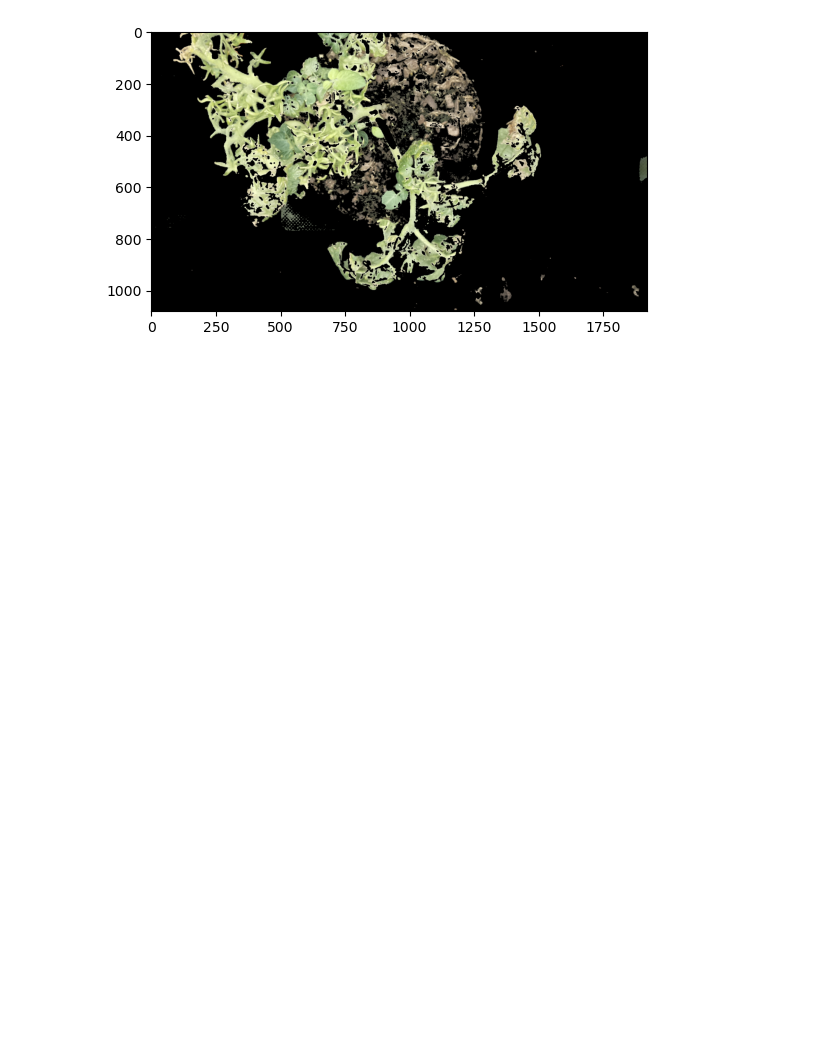
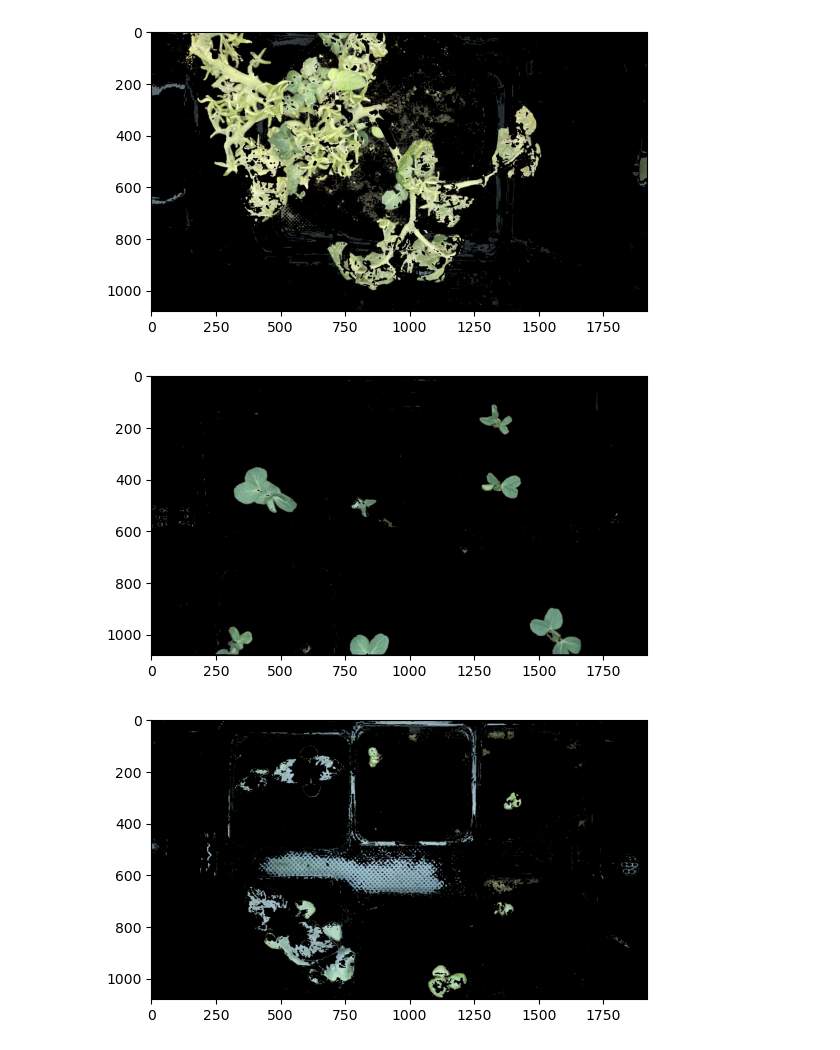
Before and after one commit to MST-Capstone2-MarsFarm/Tutorials, a Jupyter notebook: workflow/leaf_detection_opencv.ipynb, the cells around one changed output. Drawn from its saved outputs; the diff is of its cells as text; code cells hidden in the pictures; blank space fills up the shorter version.

```diff
--- a/workflow/leaf_detection_opencv.ipynb
+++ b/workflow/leaf_detection_opencv.ipynb
@@ -19,19 +23,40 @@ img0, _, _ = pcv.readimage(filename=plant_image_path)
 # %%
 import cv2
-def detect_leaf_yellow_green(img):
+def extract_plant_pixels(img):
+    # Load the image
+    #img = cv2.imread(image_path)
+
+    # Convert the image from RGB to HSV
     hsv = cv2.cvtColor(img, cv2.COLOR_BGR2HSV)
-    # find the brown color
-    #mask_brown = cv2.inRange(hsv, (8, 60, 20), (30, 255, 200))
-    # find the yellow and green color in the leaf
-    mask_yellow_green = cv2.inRange(hsv, (10, 39, 64), (86, 255, 255))
-    # find any of the three colors(green or brown or yellow) in the image
-    #mask = cv2.bitwise_or(mask_yellow_green, mask_brown)
-    # Bitwise-AND mask and original image
-    res = cv2.bitwise_and(img, img, mask=mask_yellow_green)
-    return res
+
+    # Define the range of green color in HSV
+    lower_green = np.array([25, 40, 40])
+    upper_green = np.array([100, 255, 255])
+
+    # Threshold the HSV image to get only green colors
+    mask = cv2.inRange(hsv, lower_green, upper_green)
+
+    # Bitwise-AND mask and original image to extract green parts
+    plant_pixels = cv2.bitwise_and(img, img, mask=mask)
+
+    return plant_pixels
+
+    # Display the original and the result
+    cv2.imshow('Original Image', img)
+    cv2.imshow('Plant Pixels', plant_pixels)
+    cv2.waitKey(0)
+    cv2.destroyAllWindows()
 # %%
-leaf_detected = detect_leaf_yellow_green(img0)
+tomato_leaf_detected = extract_plant_pixels(tomato_image)
+pea_leaf_detected = extract_plant_pixels(pea_image)
+purple_basil_leaf_detected = extract_plant_pixels(purple_basil_image)
+
+
+
+pcv.plot_image(tomato_leaf_detected)
+pcv.plot_image(pea_leaf_detected)
+pcv.plot_image(purple_basil_leaf_detected)
+# %% [output]
+[figure, added]
+[figure, added]
+[figure, added]
-# %%
-pcv.plot_image(leaf_detected)
-# %% [output]
-[figure, removed]
```
Also changed, not shown: parts of 6 cells of this notebook.
